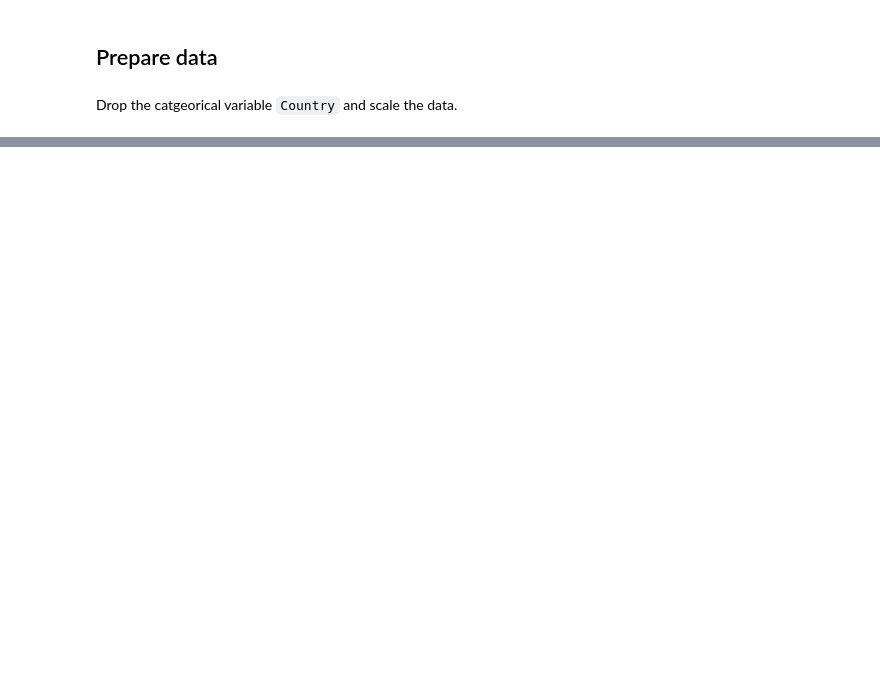
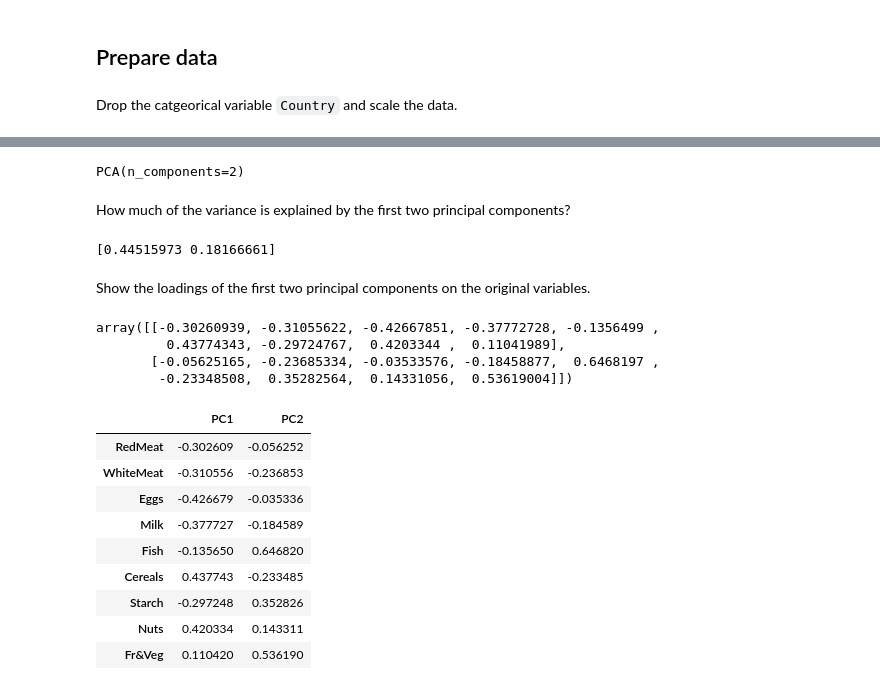
Before and after one commit to olivermueller/vhbprodok_datascience, a Jupyter notebook: protein/pca.ipynb, the cells around one changed output, grey strips where cells are left out. Drawn from its saved outputs; the diff is of its cells as text; code cells hidden in the pictures; blank space fills up the shorter version.

```diff
--- a/protein/pca.ipynb
+++ b/protein/pca.ipynb
@@ -42,0 +61,33 @@ data_prep.head()
+# %%
+pca = PCA(n_components=2)
+pca.fit(data_prep)
+# %% [output]
+PCA(n_components=2)
+# %% [markdown]
+How much of the variance is explained by the first two principal components?
+# %%
+print(pca.explained_variance_ratio_)
+# %% [output]
+[0.44515973 0.18166661]
+# %% [markdown]
+Show the loadings of the first two principal components on the original variables.
+# %%
+pca.components_
+# %% [output]
+array([[-0.30260939, -0.31055622, -0.42667851, -0.37772728, -0.1356499 ,
+         0.43774343, -0.29724767,  0.4203344 ,  0.11041989],
+       [-0.05625165, -0.23685334, -0.03533576, -0.18458877,  0.6468197 ,
+        -0.23348508,  0.35282564,  0.14331056,  0.53619004]])
+# %%
+pd.DataFrame(pca.components_.transpose(), columns=['PC1', 'PC2'], index=data.columns[1:])
+# %% [output]
+|  | PC1 | PC2 |
+| RedMeat | -0.302609 | -0.056252 |
+| WhiteMeat | -0.310556 | -0.236853 |
+| Eggs | -0.426679 | -0.035336 |
+| Milk | -0.377727 | -0.184589 |
+| Fish | -0.135650 | 0.646820 |
+| Cereals | 0.437743 | -0.233485 |
+| Starch | -0.297248 | 0.352826 |
+| Nuts | 0.420334 | 0.143311 |
+| Fr&Veg | 0.110420 | 0.536190 |
```
Also changed, not shown: parts of 11 cells of this notebook.
